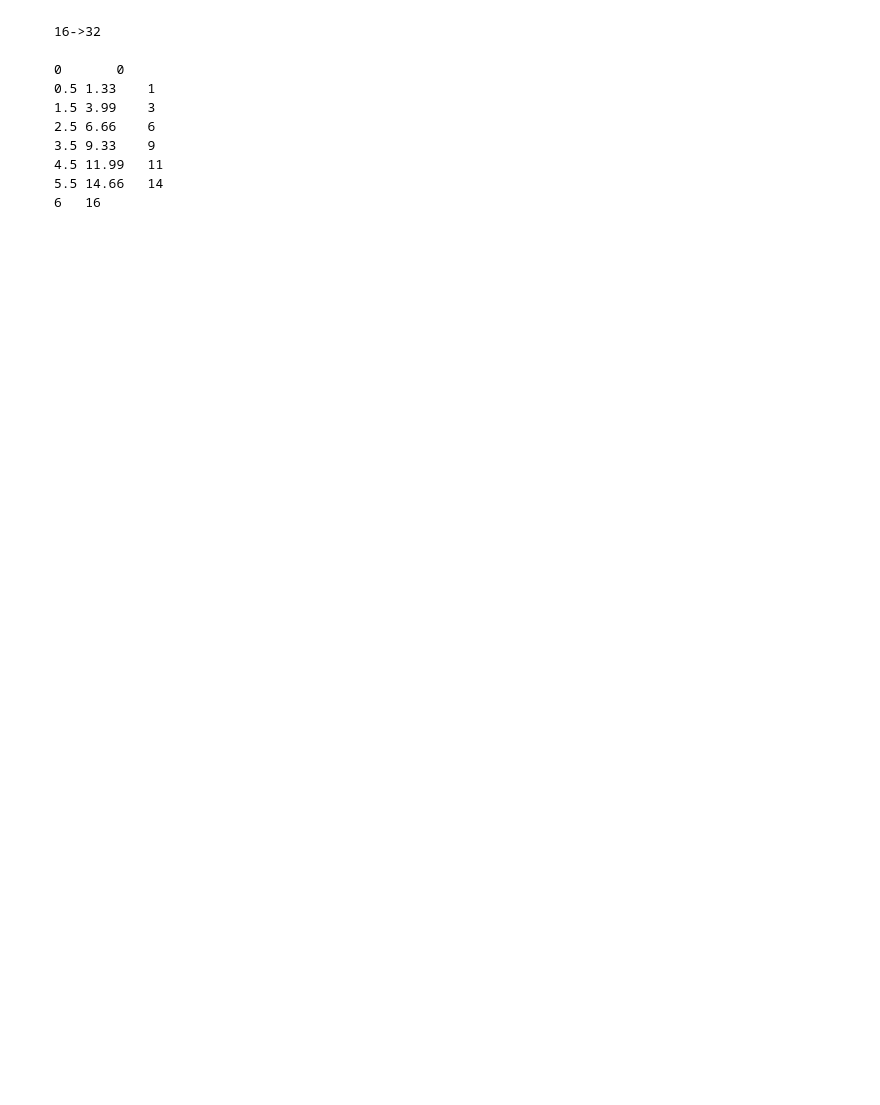
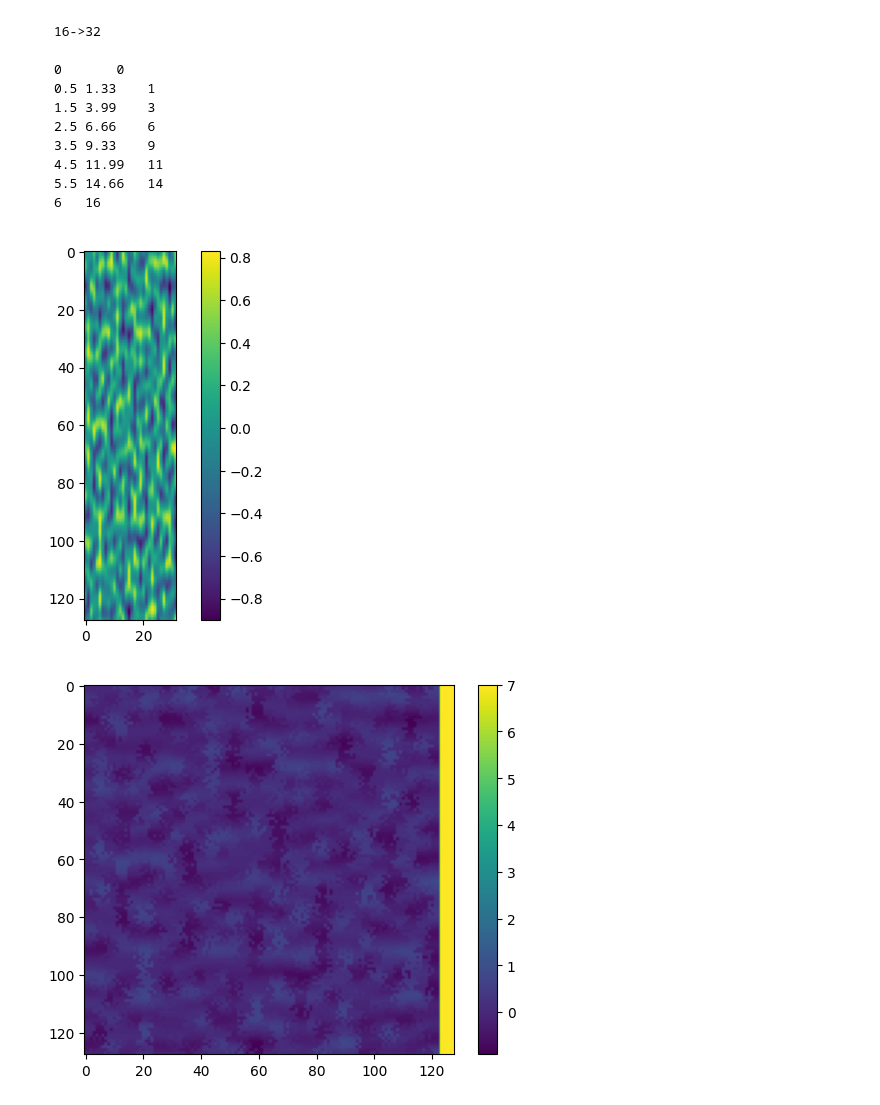
Before and after one commit to gmlwns2000/sea-attention, a Jupyter notebook: src/poc/neko/visualize_ops_causal_resize.ipynb, the cells around one changed output. Drawn from its saved outputs; the diff is of its cells as text; code cells hidden in the pictures; blank space fills up the shorter version.

````diff
--- a/src/poc/neko/visualize_ops_causal_resize.ipynb
+++ b/src/poc/neko/visualize_ops_causal_resize.ipynb
@@ -42,6 +42,10 @@ tensor([0., 1., 1., 1., 1., 1.], device='cuda:0')
 ```
 # %%
 state = torch.load('./saves/tests/ops/resize_m_to_t/state.pth')
+imshow(state['image'])
 resized = state['resized']
 for i in range(resized.shape[0]):
     imshow(resized[i:i+1])
+# %% [output]
+[figure, added]
+[figure, added]
````
Also changed, not shown: parts of 3 cells of this notebook, 6 other files.
